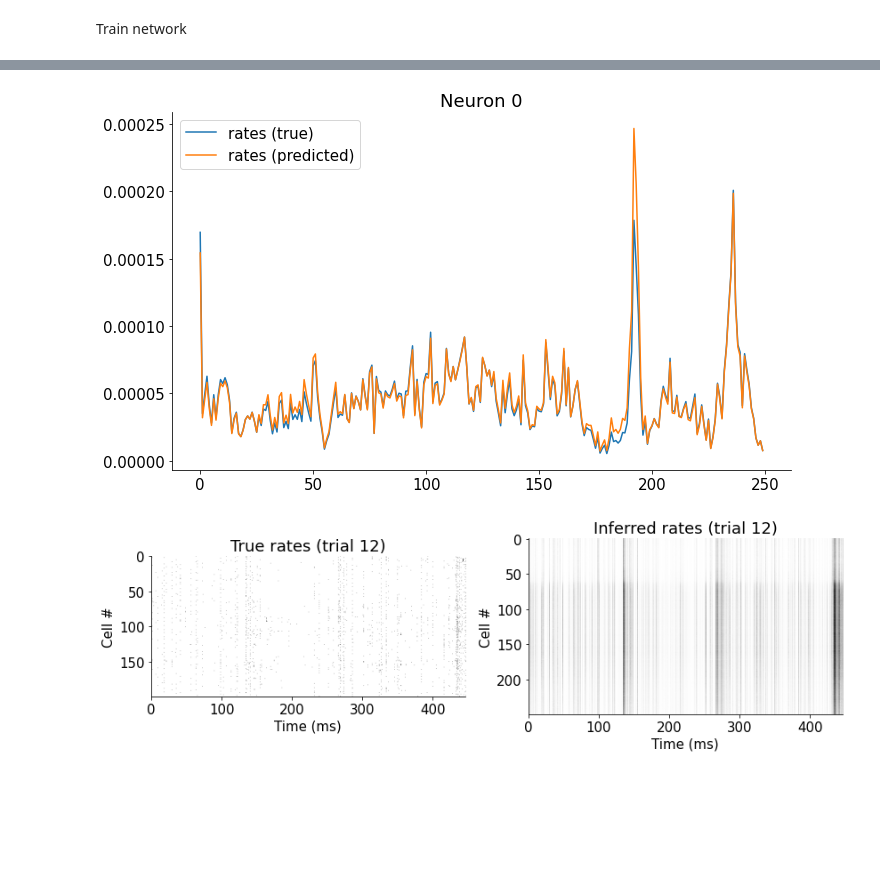
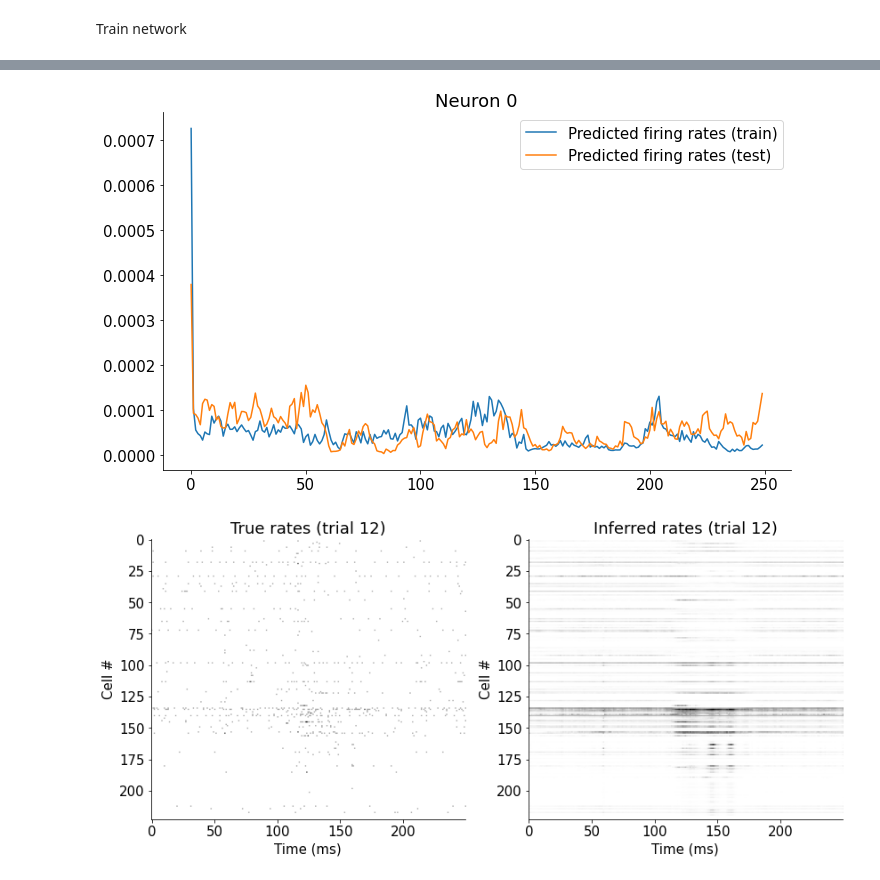
Before and after one commit to klaragerlei/GoatsOfAllTime, a Jupyter notebook: Leo_RNN.ipynb, the cells around one changed output, grey strips where cells are left out. Saved outputs shown, nothing was run; the diff lists cells and outputs as text; code cells hidden in the pictures; blank space fills up the shorter version.

```diff
--- a/Leo_RNN.ipynb
+++ b/Leo_RNN.ipynb
@@ -164,11 +180,5 @@ def split_across_neurons(X):
 # %%
-# todo x0 should be the spikes and x1 the behaviour
-# x0 = torch.from_numpy(x[:, :, :200]).to(device).float()
-# x1 = torch.from_numpy(x[:, :, 200:]).to(device).float()
-neuron_split_idx = X.shape[2] // 2
-x0 = torch.from_numpy(X_train[:,:,:neuron_split_idx]).to(device).float()
-x1 = torch.from_numpy(X_train[:,:,neuron_split_idx:neuron_split_idx*2]).to(device).float()
-
+x0, x1 = split_across_neurons(X_train)
 
 NN1 = x1.shape[-1]
 NN2 = x0.shape[-1]
@@ -188,20 +198,17 @@ net.fc.bias.data[:] = x1.mean((0,1))  # !!!!!!!!!!!
 optimizer = torch.optim.Adam(net.parameters(), lr=.005)
 # %% [markdown]
 Train network
-# %%
-from scipy.stats import pearsonr
-def corr3d(a, b):
-  correlations = np.zeros(a.shape[:2])
-  for i in np.arange(a.shape[-1]):
-    for j in np.arange(b.shape[-1]):
-      correlations[i,j], _ = pearsonr(a[i,j],b[i,j])
-  return np.mean(correlations)
 # %%
 # you can keep re-running this cell if you think the cost might decrease further
 
 # we define the Poisson log-likelihood loss
 def Poisson_loss(lam, spk):
   return lam - spk * torch.log(lam)
+
+iterations = []
+correlations = []
+costs = []
+costs_test = []
 
 niter = 1000
 for k in range(niter):
@@ -220,6 +227,10 @@ for k in range(niter):
     rpred_train = z.detach().cpu().numpy()  # predicted output
     rpred_test, cost_test = net.predict(X_test)
     correlation = corr3d(rpred_train, rpred_test)
+    iterations.append(k)
+    correlations.append(correlation)
+    costs.append(cost.item())
+    costs_test.append(cost_test.item())
     print(f'iteration {k}, cost {cost.item():.4f}, cost_test {cost_test.item():.4f}, correlation {correlation:.4f}')
 
 
@@ -238,34 +263,35 @@ iteration 900, cost 0.0821, cost_test 0.0821, correlation 0.7239
 # %%
-rpred = z.detach().cpu().numpy()
-#rates = x0
+rpred_train = z.detach().cpu().numpy()
+rpred_test, _ = net.predict(X_test)
 trial_id = 29
 neuron_id = 0
 plt.figure(figsize=(10, 6))
 plt.plot(rpred_train[:,trial_id, neuron_id])
 plt.plot(rpred_test[:,trial_id, neuron_id])
-#plt.plot(-.5 + X_train[:, trial_id, neuron_id]/4)
+#plt.plot(-.5 + X_test[:, trial_id, neuron_id]/4)
 
-plt.legend(['rates (true)', 'rates (predicted)'])
+plt.legend(['Predicted firing rates (train)', 'Predicted firing rates (test)'])
 plt.title(f'Neuron {neuron_id}')
 plt.show()
 # %% [output]
-[figure, old version]
+[figure, new version]
 # %%
 plt.figure(figsize = (12, 8))
 plt.subplot(121)
-plt.imshow(rates[:, 12, :200].T, cmap='gray_r')
+neuron_split_idx = X_train.shape[2] // 2
+plt.imshow(X_train[:, 12, :neuron_split_idx].T, cmap='gray_r')
 plt.xlabel('Time (ms)')
 plt.ylabel('Cell #')
 plt.title('True rates (trial 12)')
 
 plt.subplot(122)
-plt.imshow(rpred[:, 12, :].T, cmap='gray_r')
+plt.imshow(rpred_train[:, 12, :].T, cmap='gray_r')
 plt.xlabel('Time (ms)')
 plt.ylabel('Cell #')
 plt.title('Inferred rates (trial 12)')
 plt.show()
 # %% [output]
-[figure, old version]
+[figure, new version]
 # %%
 ycpu = y.detach().cpu().numpy()
 
```
Also changed, not shown: parts of 6 cells of this notebook.
